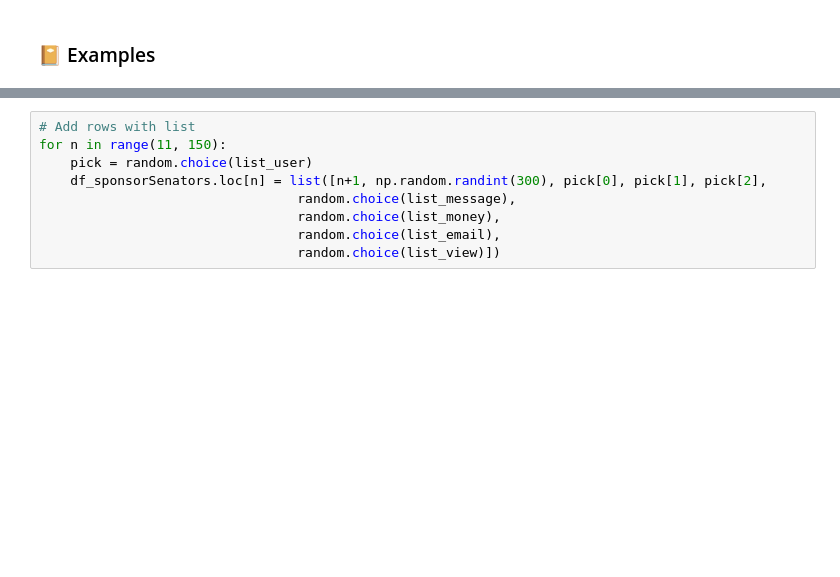
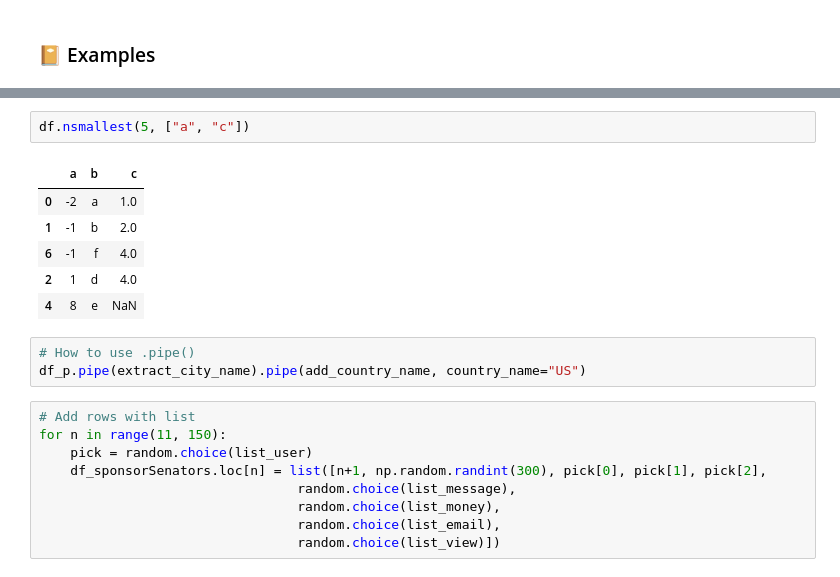
Before and after one commit to hw79chopin/Python3-Codebook, a Jupyter notebook: 2-2. Pandas/[Pandas] Python3 Codebook.ipynb, the cells around one changed output, grey strips where cells are left out. Saved outputs shown, nothing was run; the diff lists cells and outputs as text; blank space fills up the shorter version.

```diff
--- a/2-2. Pandas/[Pandas] Python3 Codebook.ipynb
+++ b/2-2. Pandas/[Pandas] Python3 Codebook.ipynb
@@ -285,3 +399,15 @@ pd.Series([6,1,5, np.nan, 11, 2])
+# %%
+df.nsmallest(5, ["a", "c"])
+# %% [output]
+|  | a | b | c |
+| 0 | -2 | a | 1.0 |
+| 1 | -1 | b | 2.0 |
+| 6 | -1 | f | 4.0 |
+| 2 | 1 | d | 4.0 |
+| 4 | 8 | e | NaN |
+# %%
+# How to use .pipe()
+df_p.pipe(extract_city_name).pipe(add_country_name, country_name="US")
 # %%
 # Add rows with list
 for n in range(11, 150):
```
Also changed, not shown: parts of 20 cells of this notebook.
